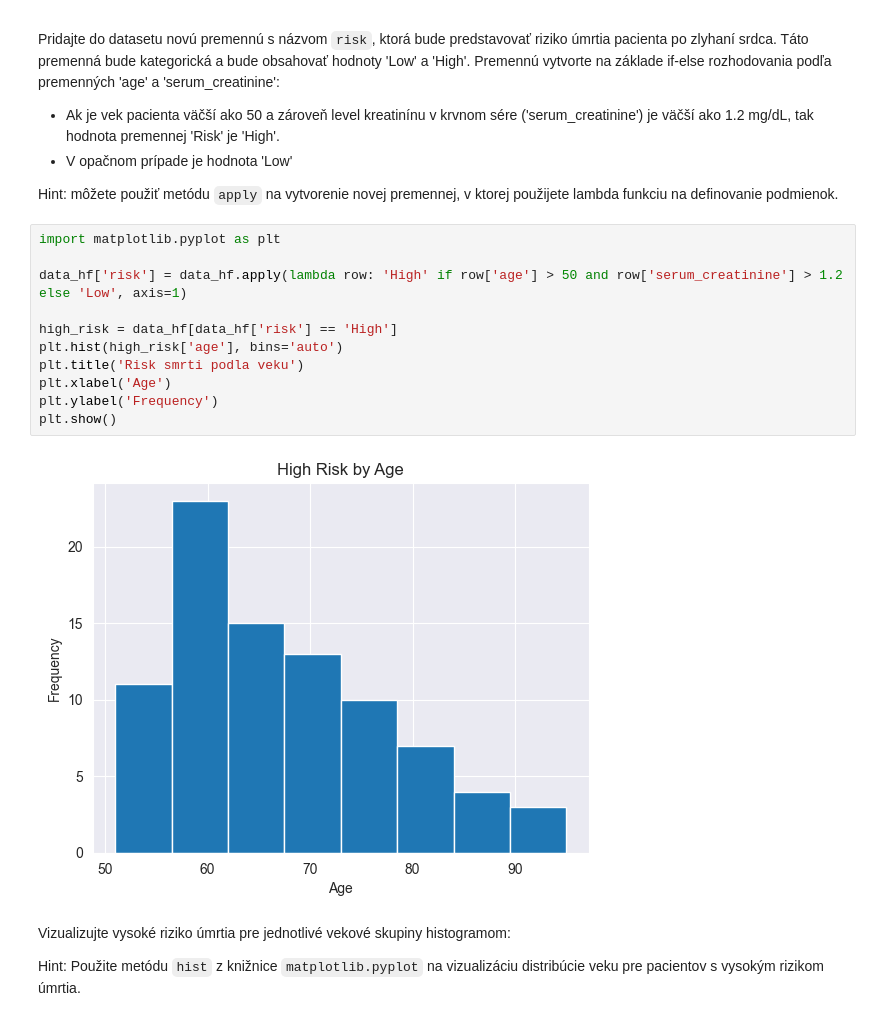
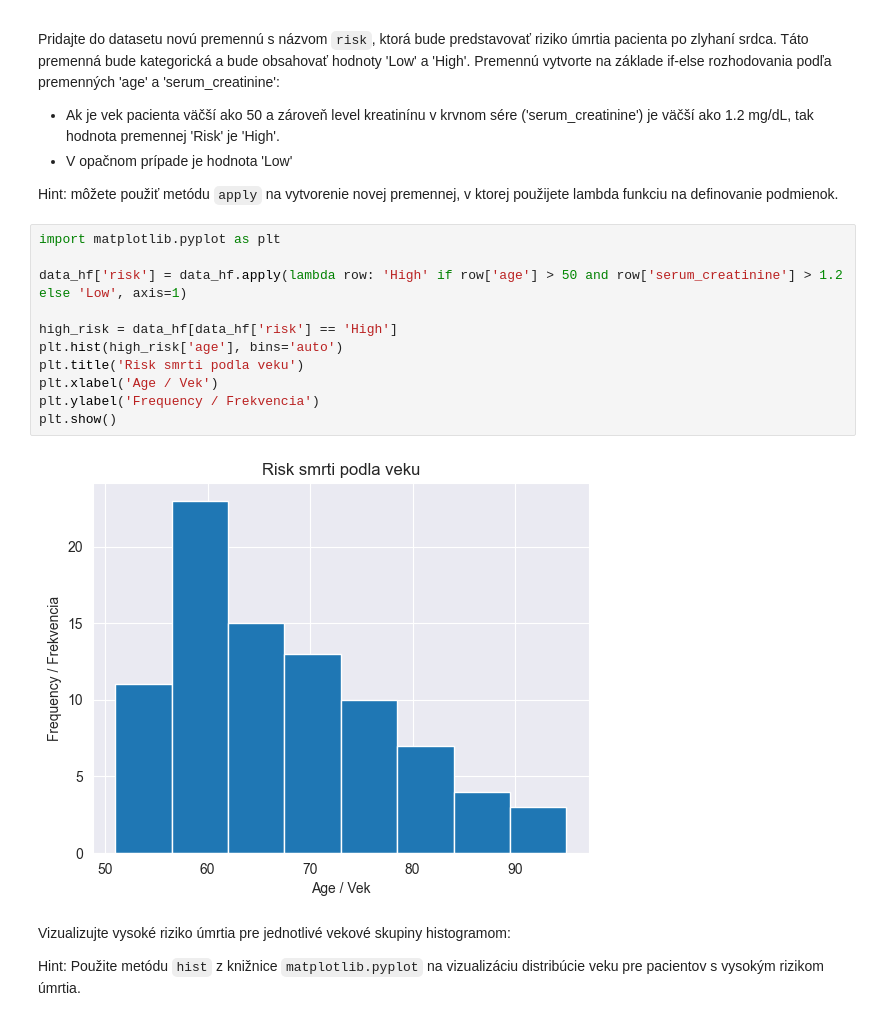
Before and after one commit to Samuel-Golian/SSBU_25, a Jupyter notebook: cv4/CV4_2_Zadanie_1.ipynb, the cells around one changed output. Cells and saved outputs as stored; diff of their text form.

```diff
--- a/cv4/CV4_2_Zadanie_1.ipynb
+++ b/cv4/CV4_2_Zadanie_1.ipynb
@@ -147,16 +147,16 @@ Hint: môžete použiť metódu `apply` na vytvorenie novej premennej, v ktorej
 # %%
 import matplotlib.pyplot as plt
 
 data_hf['risk'] = data_hf.apply(lambda row: 'High' if row['age'] > 50 and row['serum_creatinine'] > 1.2 else 'Low', axis=1)
 
 high_risk = data_hf[data_hf['risk'] == 'High']
 plt.hist(high_risk['age'], bins='auto')
 plt.title('Risk smrti podla veku')
-plt.xlabel('Age')
-plt.ylabel('Frequency')
+plt.xlabel('Age / Vek')
+plt.ylabel('Frequency / Frekvencia')
 plt.show()
 # %% [output]
-[figure, old version]
+[figure, new version]
 # %% [markdown]
 Vizualizujte vysoké riziko úmrtia pre jednotlivé vekové skupiny histogramom:
 
```
Also changed, not shown: parts of 4 cells of this notebook.
